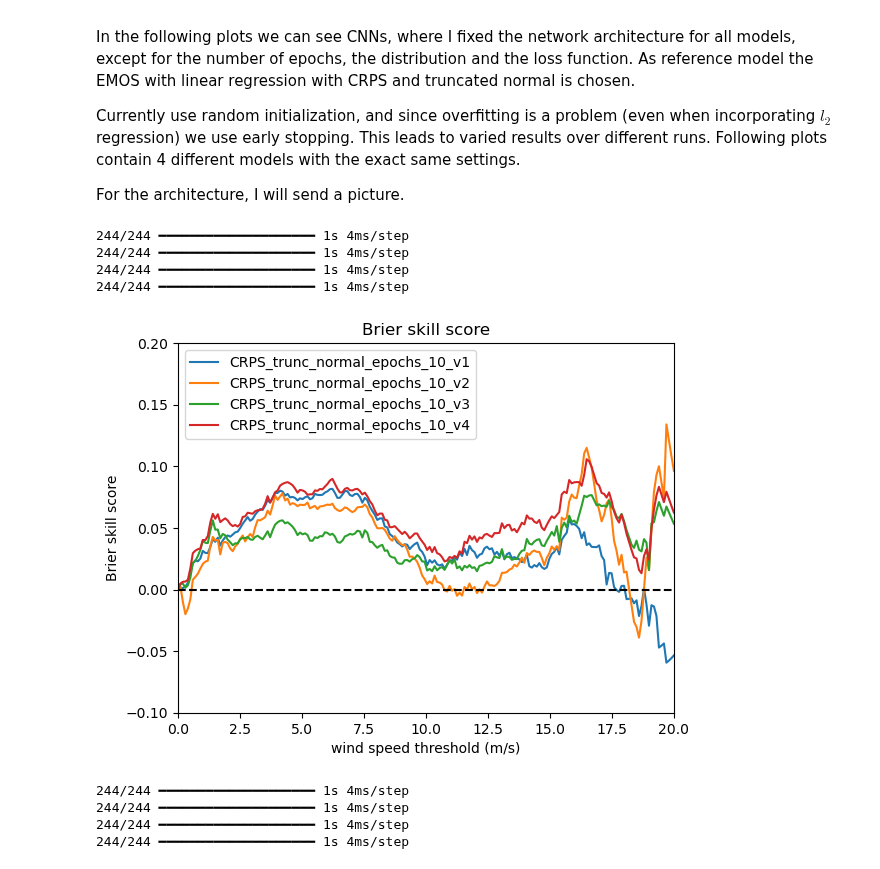
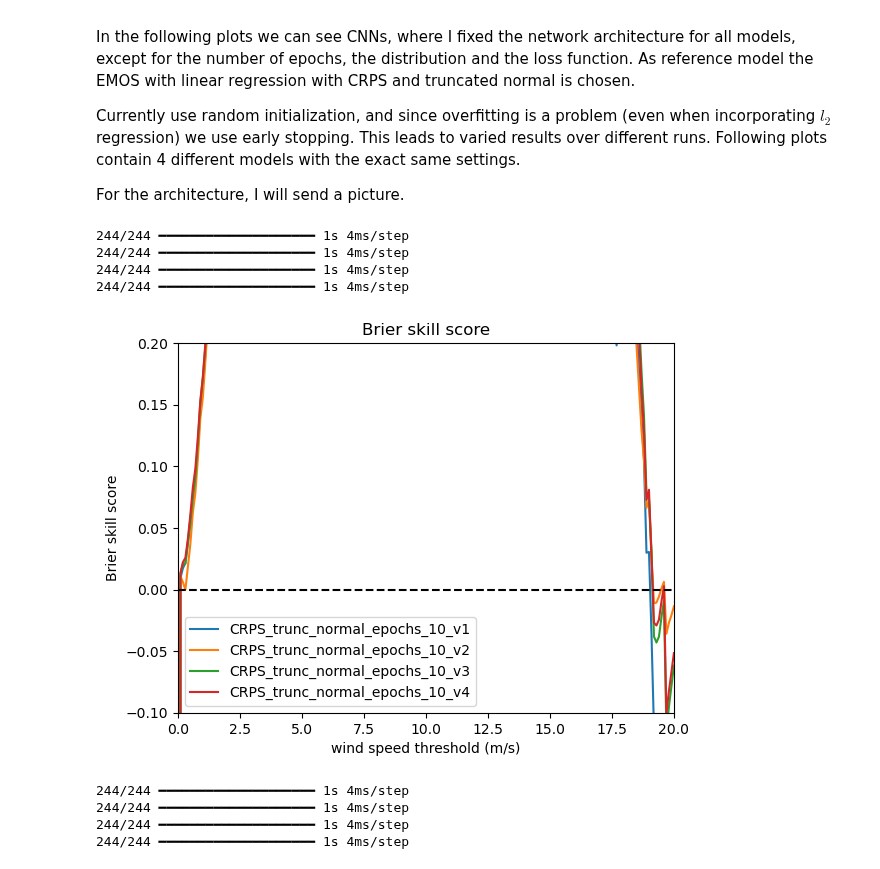
Before and after one commit to SimonHakvoort/thesiscode, a Jupyter notebook: src/nn_results/nn_results.ipynb, the cells around one changed output. Cells and saved outputs as stored; diff of their text form; code cells hidden in the pictures.

Commit message:
Implemented a first version for climatology

```diff
--- a/src/nn_results/nn_results.ipynb
+++ b/src/nn_results/nn_results.ipynb
@@ -45,6 +41,10 @@ test_data = test_data.batch(len(test_data))
 test_data = test_data.repeat()
 
 test_data = test_data.prefetch(tf.data.experimental.AUTOTUNE)
+# %%
+folder = '/net/pc200239/nobackup/users/hakvoort/models/climatology/climatology_cv_3'
+
+climatology = Climatology.load(folder)
 # %%
 
 filepath = '/net/pc200239/nobackup/users/hakvoort/models/conv_nn/'
@@ -245,10 +278,11 @@ For the architecture, I will send a picture.
 # %%
 values = np.linspace(0, 20, 200)
 ylim = [-0.1, 0.2]
-make_brier_skill_plot_tf(emos_base, nn_crps_e10_models, test_data, values, ylim=ylim)
+#ylim = [-0.2, 1]
+make_brier_skill_plot_tf(climatology, nn_crps_e10_models, test_data, values, ylim=ylim)
 # %% [output]
 244/244 ━━━━━━━━━━━━━━━━━━━━ 1s 4ms/step
 244/244 ━━━━━━━━━━━━━━━━━━━━ 1s 4ms/step
 244/244 ━━━━━━━━━━━━━━━━━━━━ 1s 4ms/step
 244/244 ━━━━━━━━━━━━━━━━━━━━ 1s 4ms/step
-[figure, old version]
+[figure, new version]
```
Also changed, not shown: parts of 17 cells of this notebook, 8 other files.
